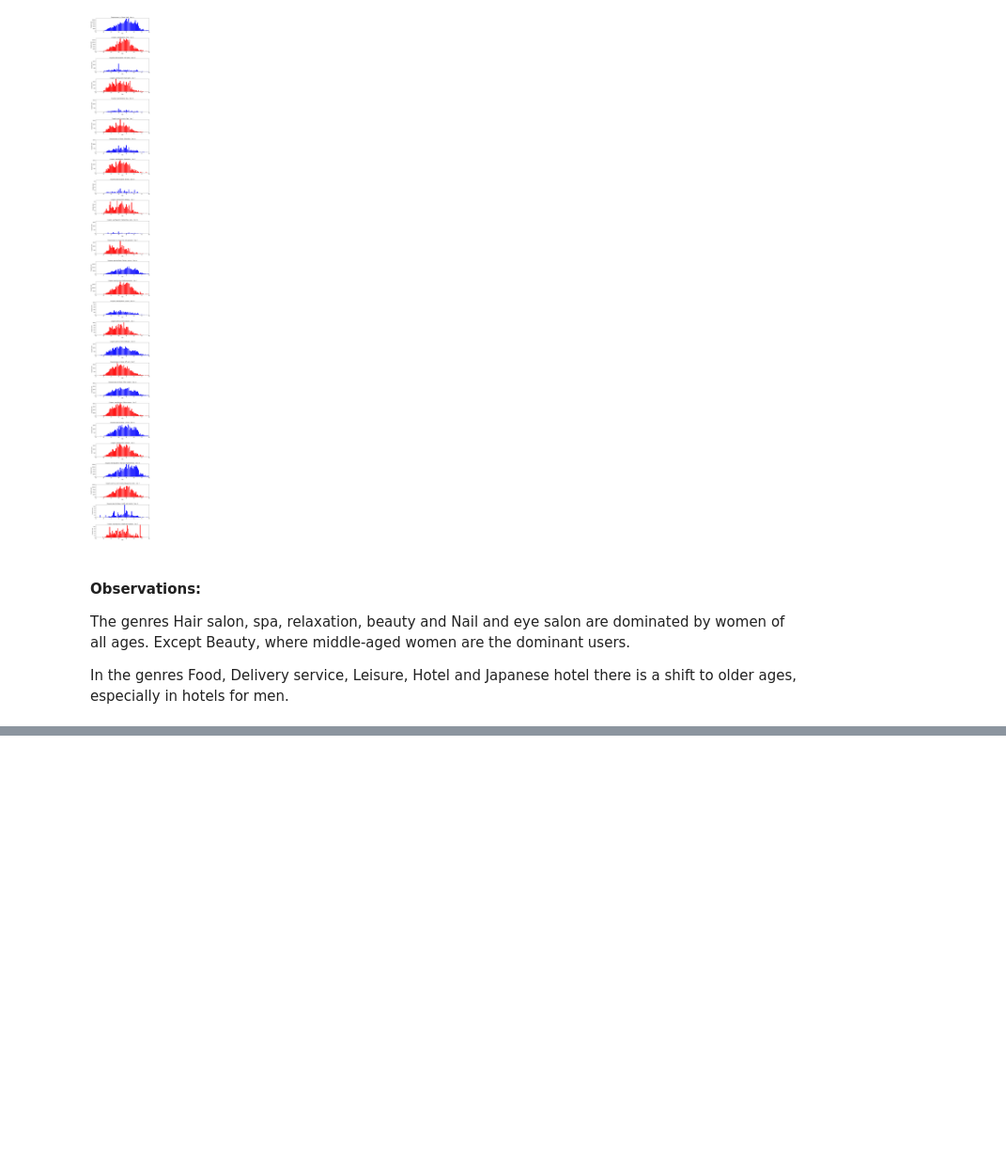
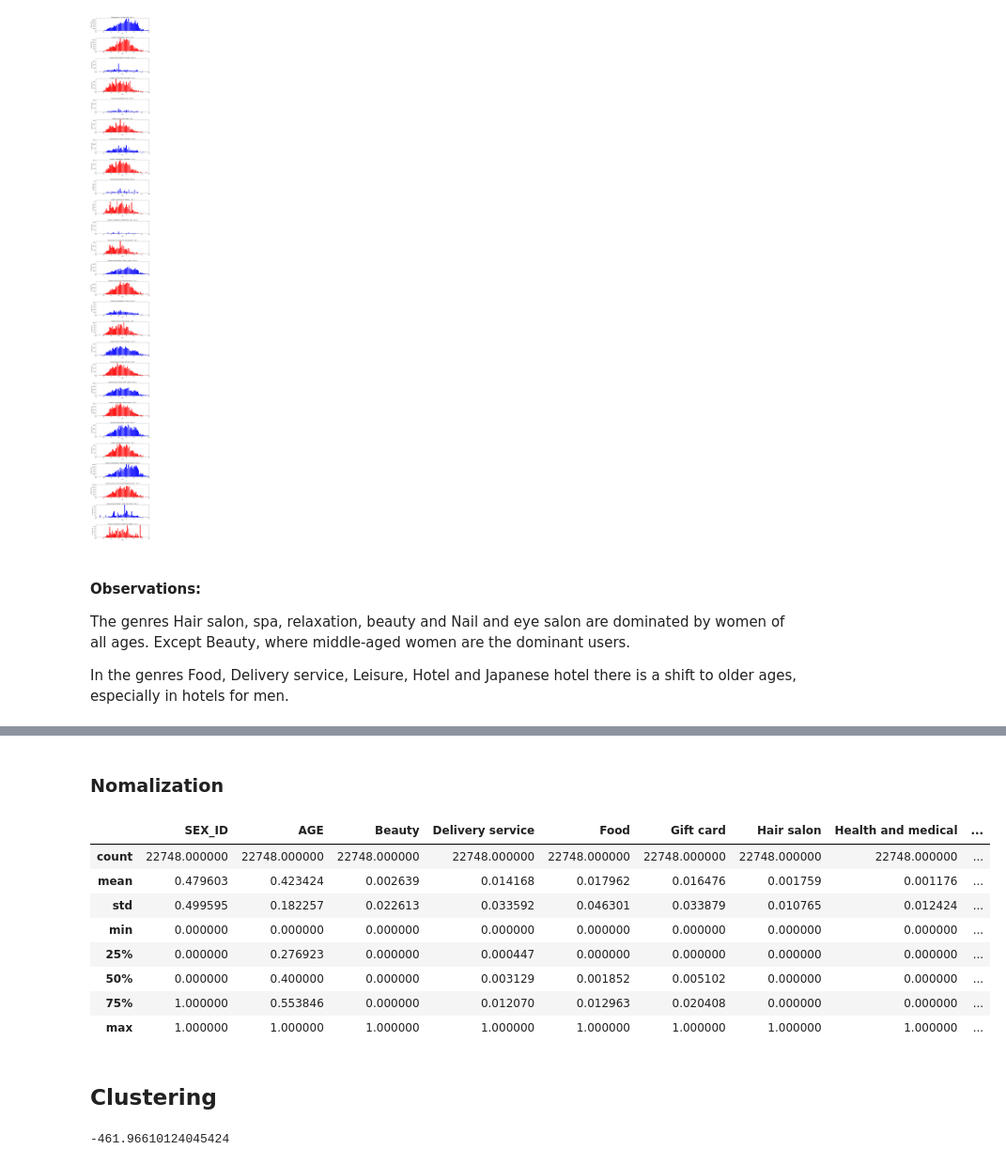
Before and after one commit to nachogoca/exploratory_ponpare, a Jupyter notebook: Ponpare Coupons.ipynb, the cells around one changed output, grey strips where cells are left out. Shown at 94% size. Drawn from its saved outputs; the diff is of its cells as text; code cells hidden in the pictures; blank space fills up the shorter version.

```diff
--- a/Ponpare Coupons.ipynb
+++ b/Ponpare Coupons.ipynb
@@ -297,0 +336,30 @@ In the genres Food, Delivery service, Leisure, Hotel and Japanese hotel there is
+# %%
+# Zero -> Masculine
+# One -> Feminine
+users_total_activity.replace(['m','f'],[0,1], inplace=True)
+# %%
+users_total_activity.dropna(inplace=True)
+# %% [markdown]
+### Nomalization
+# %%
+from sklearn import preprocessing
+
+min_max_scaler = preprocessing.MinMaxScaler()
+np_scaled = min_max_scaler.fit_transform(users_total_activity)
+users_total_activity_normal = pd.DataFrame(np_scaled)
+# %%
+users_total_activity_normal.columns = users_total_activity.columns
+# %%
+users_total_activity_normal.describe()
+# %% [output]
+|  | SEX_ID | AGE | Beauty | Delivery service | Food | Gift card | Hair salon | Health and medical | ... |
+| count | 22748.000000 | 22748.000000 | 22748.000000 | 22748.000000 | 22748.000000 | 22748.000000 | 22748.000000 | 22748.000000 | ... |
+| mean | 0.479603 | 0.423424 | 0.002639 | 0.014168 | 0.017962 | 0.016476 | 0.001759 | 0.001176 | ... |
+| std | 0.499595 | 0.182257 | 0.022613 | 0.033592 | 0.046301 | 0.033879 | 0.010765 | 0.012424 | ... |
+| min | 0.000000 | 0.000000 | 0.000000 | 0.000000 | 0.000000 | 0.000000 | 0.000000 | 0.000000 | ... |
+| 25% | 0.000000 | 0.276923 | 0.000000 | 0.000447 | 0.000000 | 0.000000 | 0.000000 | 0.000000 | ... |
+| 50% | 0.000000 | 0.400000 | 0.000000 | 0.003129 | 0.001852 | 0.005102 | 0.000000 | 0.000000 | ... |
+| 75% | 1.000000 | 0.553846 | 0.000000 | 0.012070 | 0.012963 | 0.020408 | 0.000000 | 0.000000 | ... |
+| max | 1.000000 | 1.000000 | 1.000000 | 1.000000 | 1.000000 | 1.000000 | 1.000000 | 1.000000 | ... |
+# %% [markdown]
+## Clustering
@@ -297,0 +377,6 @@ In the genres Food, Delivery service, Leisure, Hotel and Japanese hotel there is
+# %%
+from sklearn.metrics import accuracy_score
+
+km.score(mat)
+# %% [output]
+-461.96610124045424
```
Also changed, not shown: parts of 8 cells of this notebook.
